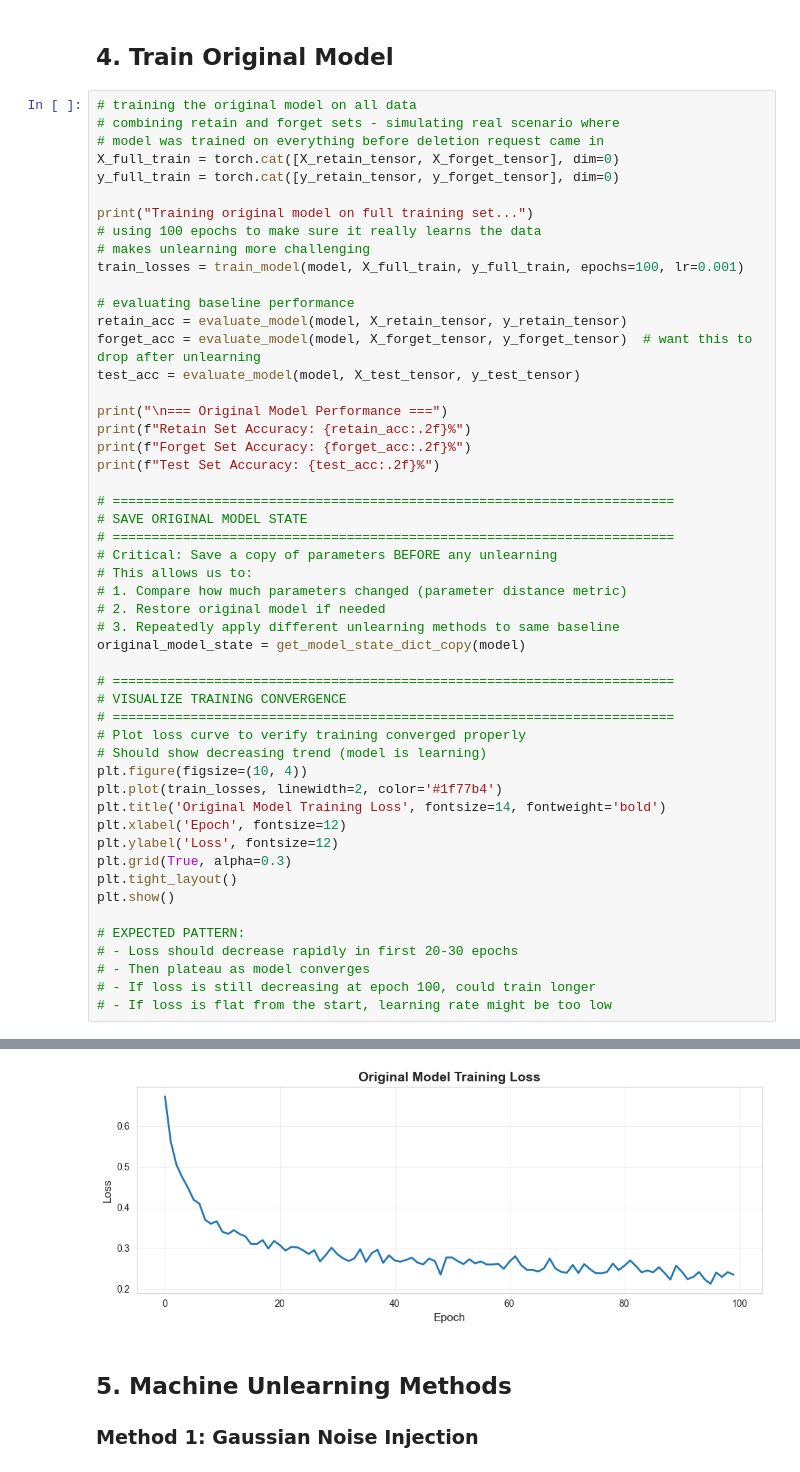
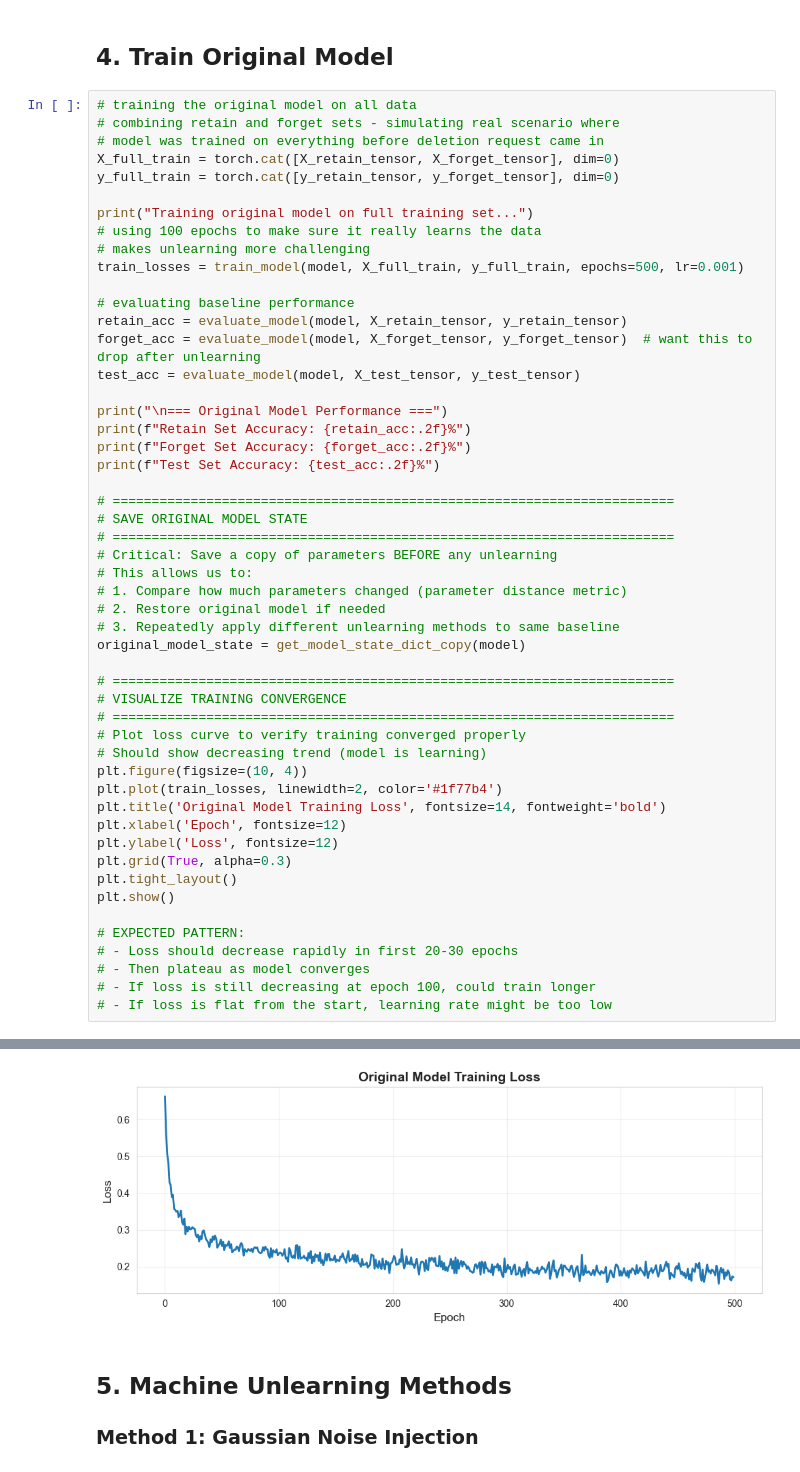
Before and after one commit to em1ttal/TFG, a Jupyter notebook: Codes/notebooks/noise_based_machine_unlearning.ipynb, the cells around one changed output, grey strips where cells are left out. Drawn from its saved outputs; the diff is of its cells as text.

Commit message:
incerase epochs

```diff
--- a/Codes/notebooks/noise_based_machine_unlearning.ipynb
+++ b/Codes/notebooks/noise_based_machine_unlearning.ipynb
@@ -1743,7 +1740,7 @@ y_full_train = torch.cat([y_retain_tensor, y_forget_tensor], dim=0)
 print("Training original model on full training set...")
 # using 100 epochs to make sure it really learns the data
 # makes unlearning more challenging
-train_losses = train_model(model, X_full_train, y_full_train, epochs=100, lr=0.001)
+train_losses = train_model(model, X_full_train, y_full_train, epochs=500, lr=0.001)
 
 # evaluating baseline performance
 retain_acc = evaluate_model(model, X_retain_tensor, y_retain_tensor)
@@ -1804,4 +1802,4 @@ Test Set Accuracy: 90.50%
-[figure, old version]
+[figure, new version]
 # %% [markdown]
 ## 5. Machine Unlearning Methods
 
```
Also changed, not shown: parts of 14 cells of this notebook.
